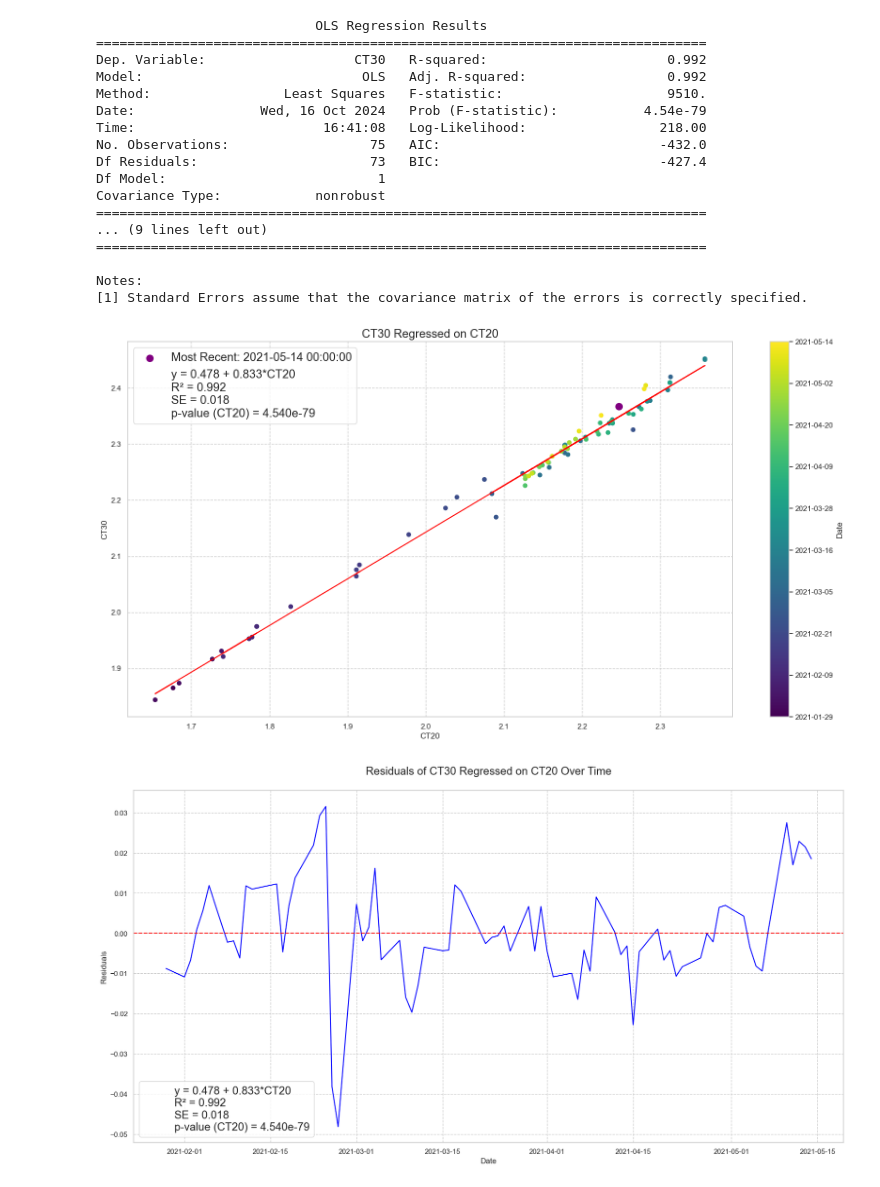
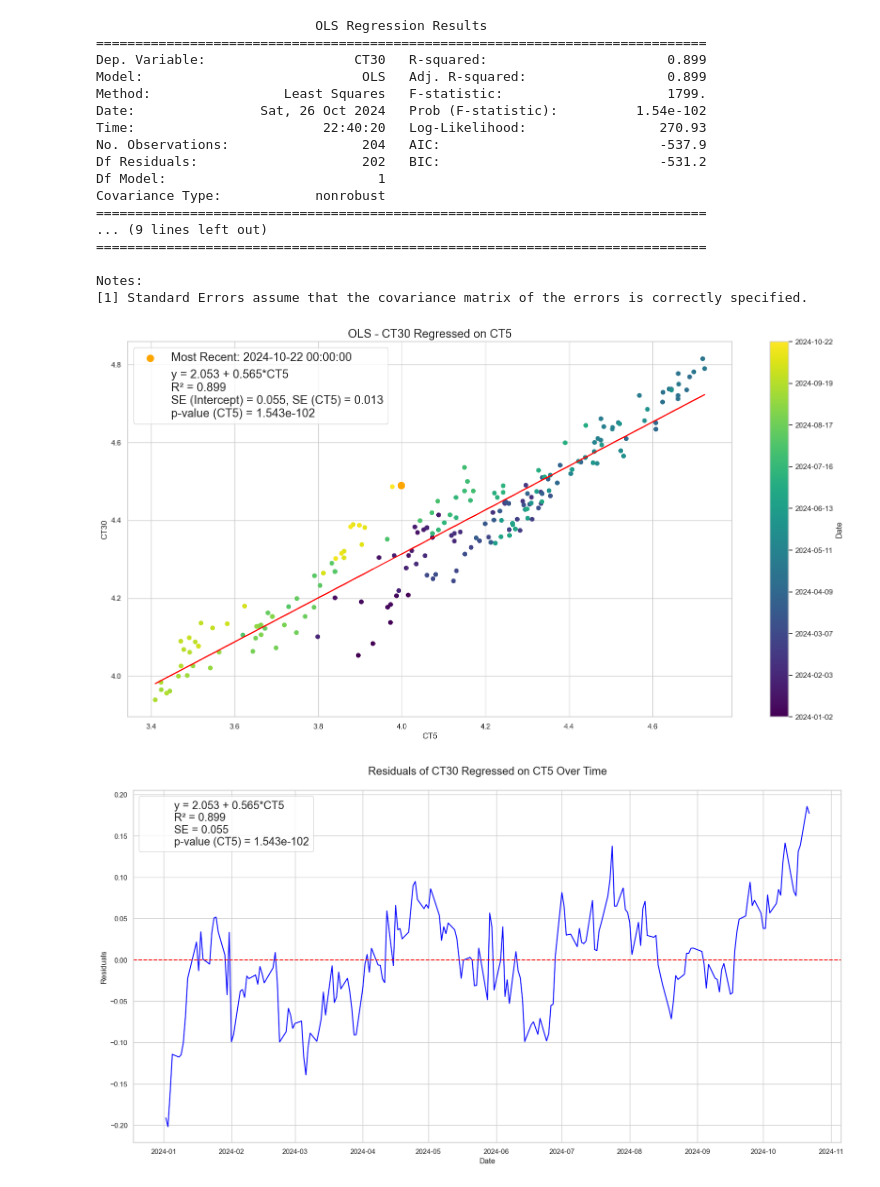
Before and after one commit to cleeclee123/Curvy-CUSIPs, a Jupyter notebook: notebooks/Teetor_HedgeRatios.ipynb, the cells around one changed output. Drawn from its saved outputs; the diff is of its cells as text; code cells hidden in the pictures.

```diff
--- a/notebooks/Teetor_HedgeRatios.ipynb
+++ b/notebooks/Teetor_HedgeRatios.ipynb
@@ -46,7 +50,8 @@ c:\Users\chris\Curvy-CUSIPs\notebooks\../.env
 # %%
 curve_data_fetcher = CurveDataFetcher(use_ust_issue_date=True, fred_api_key=config["FRED_API_KEY"])
 # %%
-ct_yields_df = curve_data_fetcher.fedinvest_data_fetcher.get_historical_ct_yields(start_date=datetime(2023, 1, 1), end_date=datetime(2023, 9, 23))
+tenors = ["CT3M", "CT6M", "CT1", "CT2", "CT3", "CT5", "CT7", "CT10", "CT20", "CT30"]
+ct_yields_df = curve_data_fetcher.fedinvest_data_fetcher.get_historical_ct_yields(start_date=datetime(2024, 1, 1), end_date=datetime(2024, 10, 22))
 ct_yields_df
 # %% [output]
 |  | Date | CT2M | CT3M | CT6M | CT1 | CT2 | CT3 | CT5 | CT7 | CT10 | CT20 | ... |
@@ -140,0 +70,10 @@ Notes:
+# %%
+loadings_df, pc_scores_df = calc_pca_loadings_matrix(
+    df=ct_yields_df.set_index("Date"),
+    cols=["CT3M", "CT6M", "CT1", "CT2", "CT3", "CT5", "CT7", "CT10", "CT20", "CT30"],
+    run_on_level_changes=True,
+    scale_loadings=True
+)
+
+display(loadings_df)
+pc_scores_df
@@ -141,23 +135,25 @@ Notes:
 # %%
-r = run_basic_linear_regression_df(df=ct_yields_df, x_col="CT20", y_col="CT30", date_color_bar=True)
-plot_residuals_timeseries(df=ct_yields_df, results=r)
+r = run_basic_linear_regression_df(df=ct_yields_df, x_col="CT5", y_col="CT30", date_color_bar=True, plot_most_recent=True, on_diff=False)
+plot_residuals_timeseries(df=ct_yields_df, results=r, is_on_diff=False)
+# r = run_basic_linear_regression_df(df=ct_yields_df, x_col="CT2", y_col="CT30", date_color_bar=True, on_diff=True, run_tls=True, plot_most_recent=True)
+# plot_residuals_timeseries(df=ct_yields_df, results=r, is_on_diff=True)
 # %% [output]
                             OLS Regression Results
 ==============================================================================
-Dep. Variable:                   CT30   R-squared:                       0.992
-Model:                            OLS   Adj. R-squared:                  0.992
-Method:                 Least Squares   F-statistic:                     9510.
-Date:                Wed, 16 Oct 2024   Prob (F-statistic):           4.54e-79
-Time:                        16:41:08   Log-Likelihood:                 218.00
-No. Observations:                  75   AIC:                            -432.0
-Df Residuals:                      73   BIC:                            -427.4
+Dep. Variable:                   CT30   R-squared:                       0.899
+Model:                            OLS   Adj. R-squared:                  0.899
+Method:                 Least Squares   F-statistic:                     1799.
+Date:                Sat, 26 Oct 2024   Prob (F-statistic):          1.54e-102
+Time:                        22:40:20   Log-Likelihood:                 270.93
+No. Observations:                 204   AIC:                            -537.9
+Df Residuals:                     202   BIC:                            -531.2
 Df Model:                           1
 Covariance Type:            nonrobust
 ==============================================================================
 ... (9 lines left out)
 ==============================================================================
 
 Notes:
 [1] Standard Errors assume that the covariance matrix of the errors is correctly specified.
-[figure, old version]
+[figure, new version]
-[figure, old version]
+[figure, new version]
```
Also changed, not shown: parts of 10 cells of this notebook, 11 other files.
